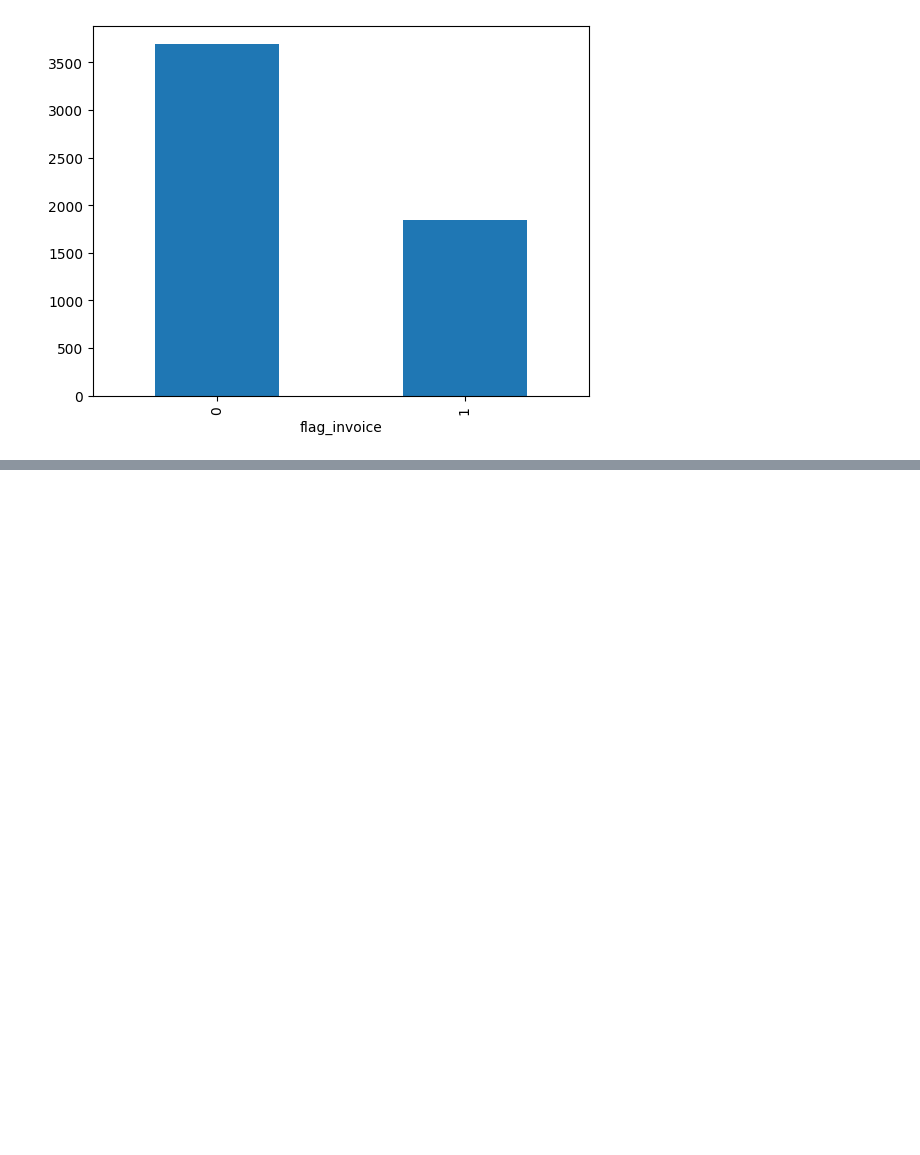
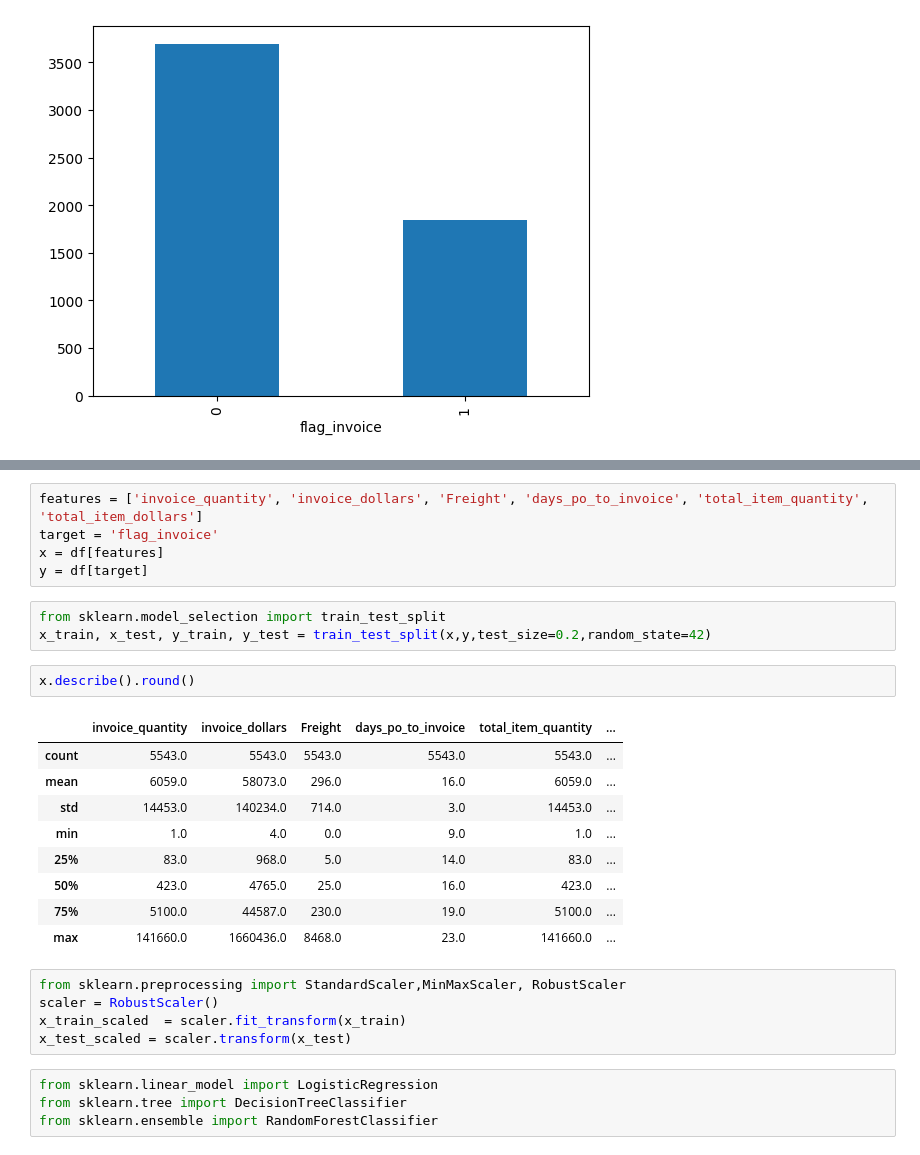
Before and after one commit to DeadMan026/Freight-Cost-Intelligence, a Jupyter notebook: Notebooks/Invoice Flagging.ipynb, the cells around one changed output, grey strips where cells are left out. Cells and saved outputs as stored; diff of their text form; blank space fills up the shorter version.

```diff
--- a/Notebooks/Invoice Flagging.ipynb
+++ b/Notebooks/Invoice Flagging.ipynb
@@ -246,0 +320,29 @@ df['flag_invoice'].value_counts().plot(kind = 'bar')
+# %%
+features = ['invoice_quantity', 'invoice_dollars', 'Freight', 'days_po_to_invoice', 'total_item_quantity', 'total_item_dollars']
+target = 'flag_invoice'
+x = df[features]
+y = df[target]
+# %%
+from sklearn.model_selection import train_test_split
+x_train, x_test, y_train, y_test = train_test_split(x,y,test_size=0.2,random_state=42)
+# %%
+x.describe().round()
+# %% [output]
+|  | invoice_quantity | invoice_dollars | Freight | days_po_to_invoice | total_item_quantity | ... |
+| count | 5543.0 | 5543.0 | 5543.0 | 5543.0 | 5543.0 | ... |
+| mean | 6059.0 | 58073.0 | 296.0 | 16.0 | 6059.0 | ... |
+| std | 14453.0 | 140234.0 | 714.0 | 3.0 | 14453.0 | ... |
+| min | 1.0 | 4.0 | 0.0 | 9.0 | 1.0 | ... |
+| 25% | 83.0 | 968.0 | 5.0 | 14.0 | 83.0 | ... |
+| 50% | 423.0 | 4765.0 | 25.0 | 16.0 | 423.0 | ... |
+| 75% | 5100.0 | 44587.0 | 230.0 | 19.0 | 5100.0 | ... |
+| max | 141660.0 | 1660436.0 | 8468.0 | 23.0 | 141660.0 | ... |
+# %%
+from sklearn.preprocessing import StandardScaler,MinMaxScaler, RobustScaler
+scaler = RobustScaler()
+x_train_scaled  = scaler.fit_transform(x_train)
+x_test_scaled = scaler.transform(x_test)
+# %%
+from sklearn.linear_model import LogisticRegression
+from sklearn.tree import DecisionTreeClassifier
+from sklearn.ensemble import RandomForestClassifier
```
Also changed, not shown: parts of 18 cells of this notebook.
